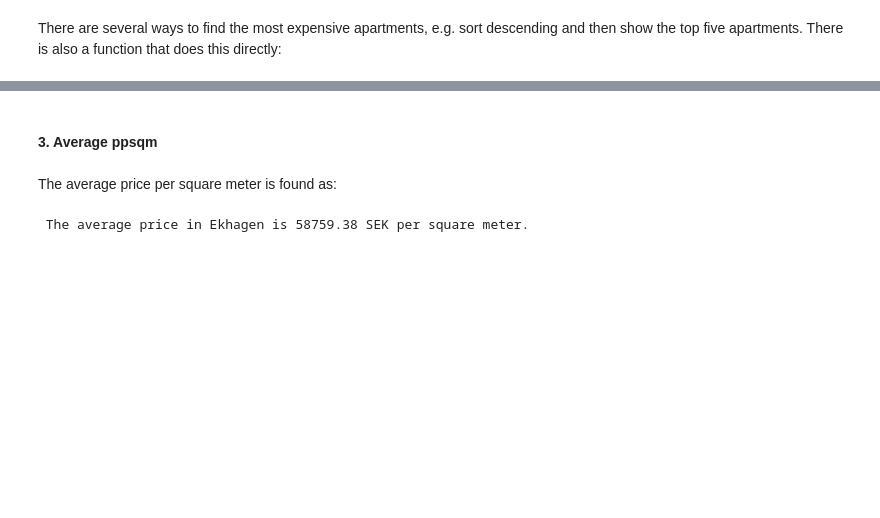
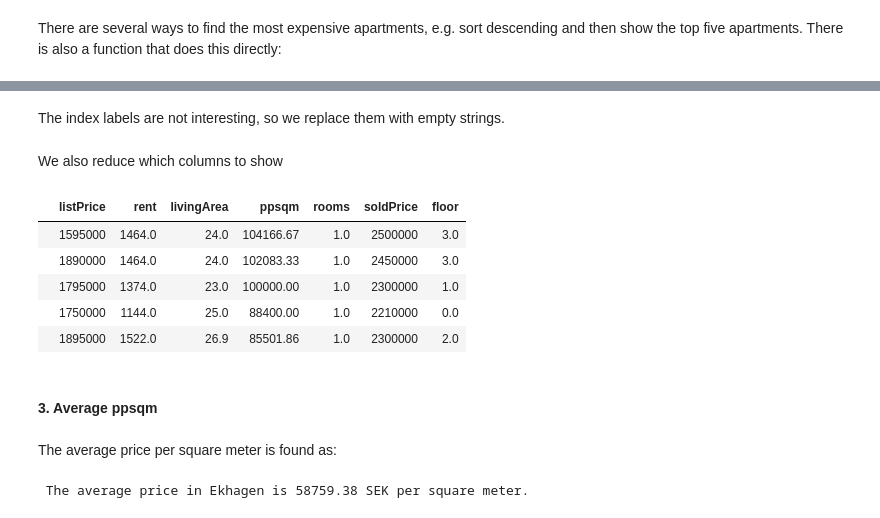
Before and after one commit to totatorbj/su-mt4007, a Jupyter notebook: HW2/HW2.ipynb, the cells around one changed output, grey strips where cells are left out. Saved outputs shown, nothing was run; the diff lists cells and outputs as text; code cells hidden in the pictures; blank space fills up the shorter version.

```diff
--- a/HW2/HW2.ipynb
+++ b/HW2/HW2.ipynb
@@ -91,4 +83,4 @@ apartments_df[interesting_apartments_columns].head()
 # %% [markdown]
 There are several ways to find the most expensive apartments, e.g. sort descending and then show the top five apartments. There is also a function that does this directly:
 # %%
-apartments_df[interesting_apartments_columns].nlargest(5,'ppsqm')
+top_5_apartments = apartments_df[interesting_apartments_columns].nlargest(5,'ppsqm')
@@ -102,3 +96,18 @@ apartments_df[interesting_apartments_columns].nlargest(5,'ppsqm')
+# %% [markdown]
+The index labels are not interesting, so we replace them with empty strings.
+# %%
+top_5_apartments.index = ["","","","",""]
+# %% [markdown]
+We also reduce which columns to show
+# %%
+top_5_apartments[['listPrice', 'rent', 'livingArea', 'ppsqm', 'rooms',  'soldPrice', 'floor']]
+# %% [output]
+|  | listPrice | rent | livingArea | ppsqm | rooms | soldPrice | floor |
+|  | 1595000 | 1464.0 | 24.0 | 104166.67 | 1.0 | 2500000 | 3.0 |
+|  | 1890000 | 1464.0 | 24.0 | 102083.33 | 1.0 | 2450000 | 3.0 |
+|  | 1795000 | 1374.0 | 23.0 | 100000.00 | 1.0 | 2300000 | 1.0 |
+|  | 1750000 | 1144.0 | 25.0 | 88400.00 | 1.0 | 2210000 | 0.0 |
+|  | 1895000 | 1522.0 | 26.9 | 85501.86 | 1.0 | 2300000 | 2.0 |
 # %% [markdown]
 
 #### 3. Average ppsqm
```
Also changed, not shown: parts of 80 cells of this notebook.
